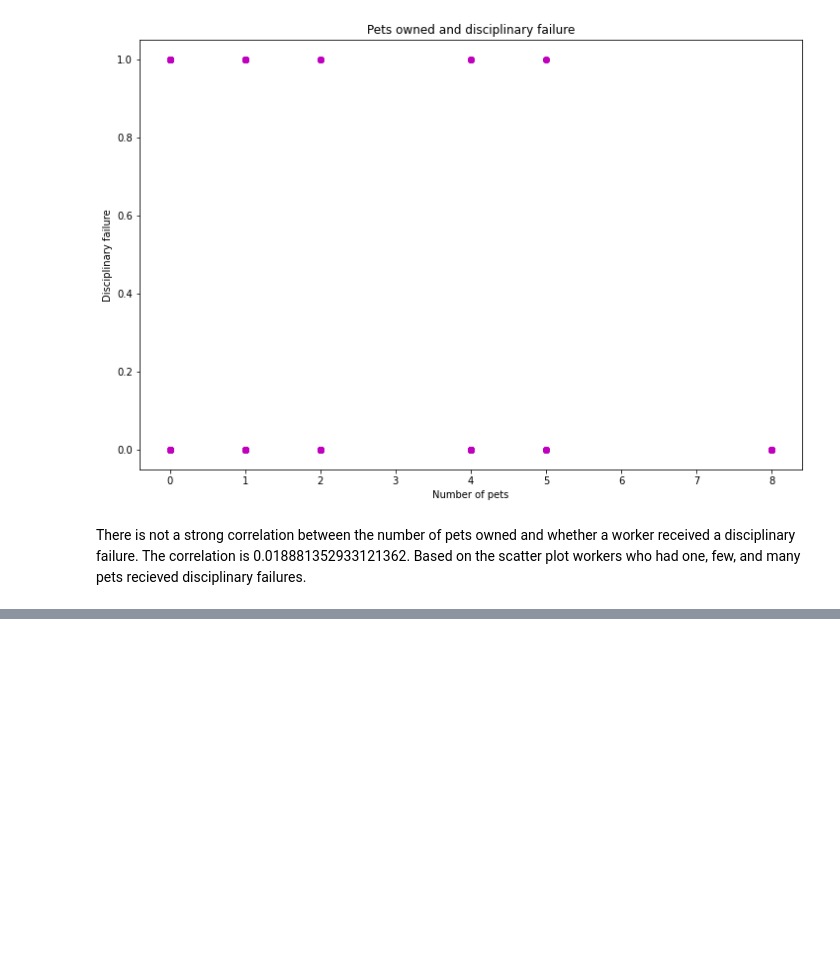
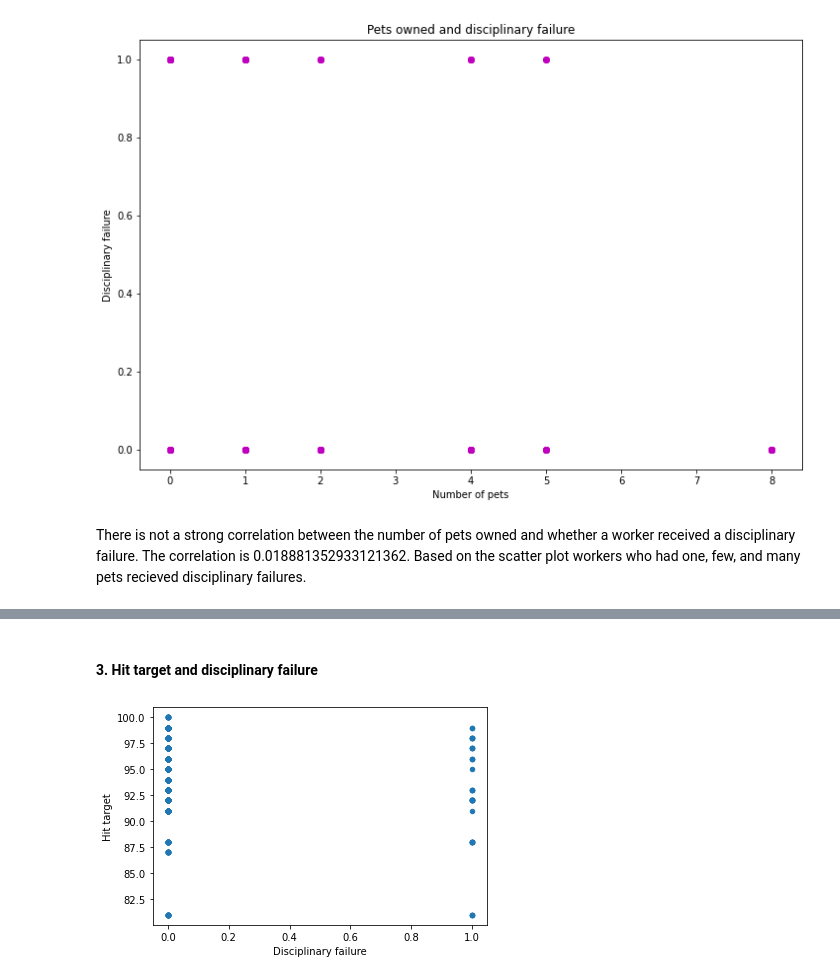
Before and after one commit to molly-rusk/correlation-trials, a Jupyter notebook: Correlation_Trials_Notebook.ipynb, the cells around one changed output, grey strips where cells are left out. Drawn from its saved outputs; the diff is of its cells as text; code cells hidden in the pictures; blank space fills up the shorter version.

```diff
--- a/Correlation_Trials_Notebook.ipynb
+++ b/Correlation_Trials_Notebook.ipynb
@@ -361,0 +474,7 @@ There is not a strong correlation between the number of pets owned and whether a
+# %% [markdown]
+#### 3. Hit target and disciplinary failure
+# %%
+absent_data.plot.scatter(x='Disciplinary failure', y='Hit target')
+plt.show()
+# %% [output]
+[figure, added]
```
Also changed, not shown: parts of 27 cells of this notebook.
